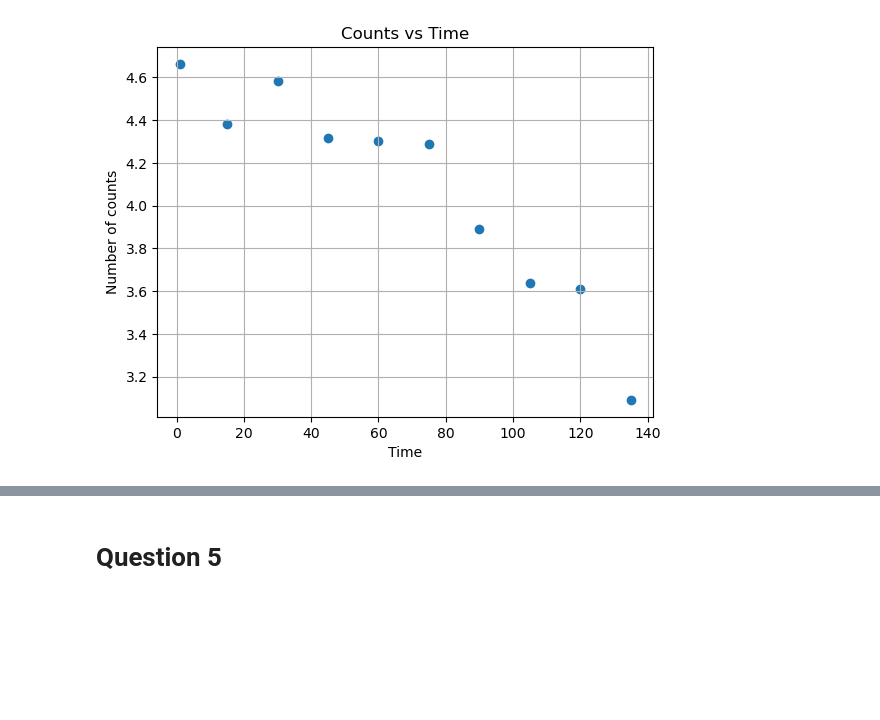
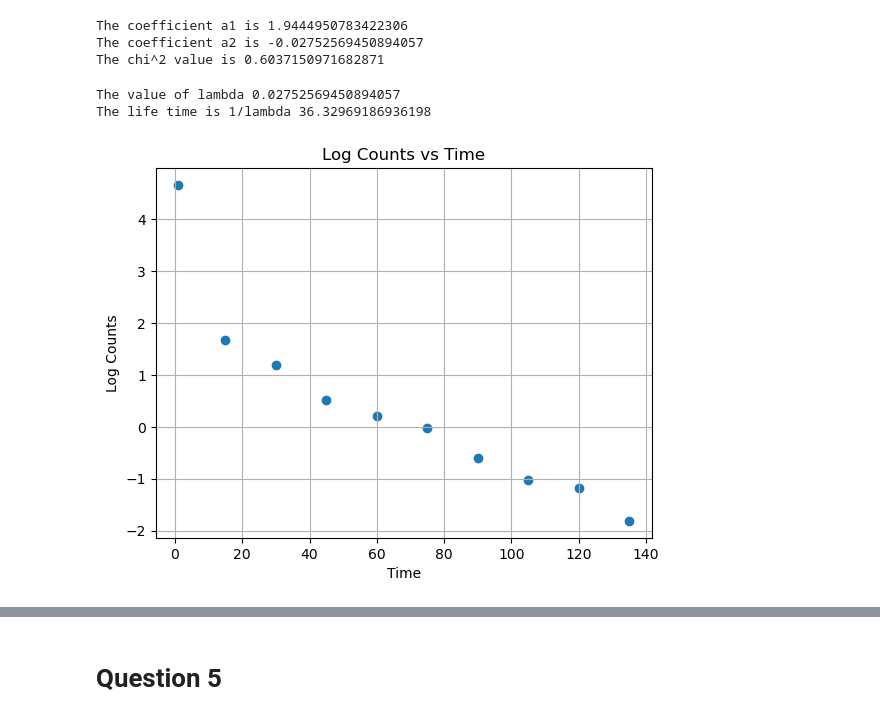
Before and after one commit to dc250601/P452, a Jupyter notebook: EndSemester/Solution_2011061.ipynb, the cells around one changed output, grey strips where cells are left out. Saved outputs shown, nothing was run; the diff lists cells and outputs as text; code cells hidden in the pictures; blank space fills up the shorter version.

```diff
--- a/EndSemester/Solution_2011061.ipynb
+++ b/EndSemester/Solution_2011061.ipynb
@@ -37,9 +53,25 @@ plt.show()
+# %%
+print("The coefficient a1 is",a1)
+print("The coefficient a2 is",a2,)
+print("The chi^2 value is",r2)
+# %% [output]
+The coefficient a1 is 1.9444950783422306
+The coefficient a2 is -0.02752569450894057
+The chi^2 value is 0.6037150971682871
+# %%
+print(r'The value of lambda',-1*a2)
+print("The life time is 1/lambda",-1/a2)
+# %% [output]
+The value of lambda 0.02752569450894057
+The life time is 1/lambda 36.32969186936198
 # %%
-plt.scatter(time,np.log(np.array(x)))
+# Now using the noisy data
+# Log count
+plt.scatter(time,(np.log(np.array(x)/np.array(time)))) #Avoiding the first one since it is noisy
 plt.xlabel("Time")
-plt.ylabel("Number of counts")
-plt.title("Counts vs Time")
+plt.ylabel("Log Counts")
+plt.title("Log Counts vs Time")
 plt.grid()
 plt.show()
 # %% [output]
-[figure, old version]
+[figure, new version]
```
Also changed, not shown: parts of 27 cells of this notebook.
